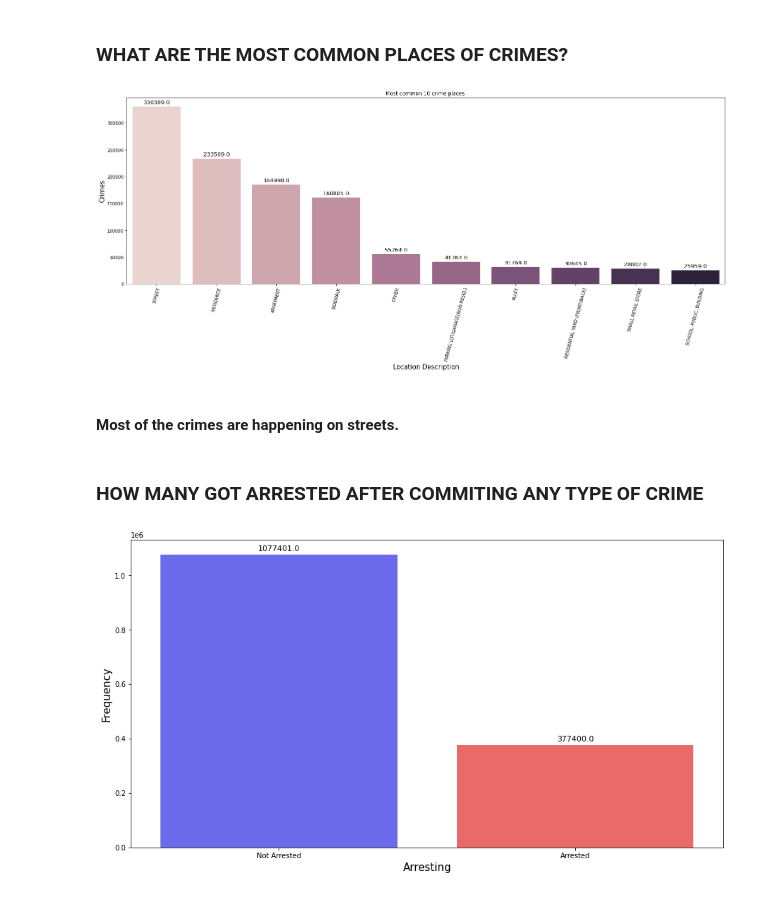
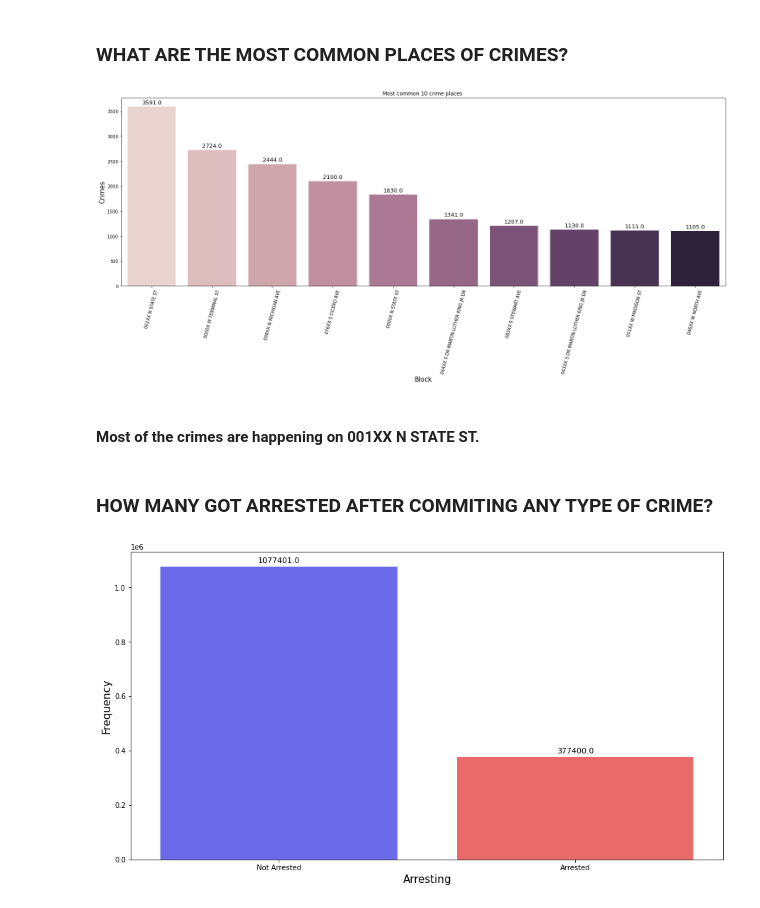
Before and after one commit to IamREX622/Analysis-on-Crimes-in-Chicago-2012-2017-, a Jupyter notebook: Crimes in chicago.ipynb, the cells around one changed output. Drawn from its saved outputs; the diff is of its cells as text; code cells hidden in the pictures.

```diff
--- a/Crimes in chicago.ipynb
+++ b/Crimes in chicago.ipynb
@@ -964,32 +958,32 @@ plt.show()
 # %% [markdown]
 ### WHAT ARE THE MOST COMMON PLACES OF CRIMES?
 # %%
-LocDescList = df2["Location Description"].unique()
-LocDescList2 = df2["Location Description"]
+LocDescList = df2["Block"].unique()
+LocDescList2 = df2["Block"]
 LocDescRatio = []
 
 counted = Counter(LocDescList2)
 mostcommon = counted.most_common(10)
 x,y = zip(*mostcommon)
 x,y = list(x),list(y)
 
 plt.figure(figsize = (25,8))
 ax = sns.barplot(x = x , y = y, palette = sns.cubehelix_palette(len(x)))
 for count in ax.patches:
     height = count.get_height()
     ax.annotate('{}'.format(height),xy = (count.get_x() + count.get_width()/2, height),
                     ha = 'center', va = 'bottom', size = 13, xytext = (0, 3), textcoords = 'offset points')
 plt.xticks(rotation= 75)
-plt.xlabel("Location Description", fontsize = (15))
+plt.xlabel("Block", fontsize = (15))
 plt.ylabel("Crimes", fontsize = (15))
 plt.title("Most common 10 crime places ")
 plt.show()
 # %% [output]
-[figure, old version]
+[figure, new version]
 # %% [markdown]
-#### Most of the crimes are happening on streets.
+#### Most of the crimes are happening on 001XX N STATE ST.
 # %% [markdown]
-### HOW MANY GOT ARRESTED AFTER COMMITING ANY TYPE OF CRIME
+### HOW MANY GOT ARRESTED AFTER COMMITING ANY TYPE OF CRIME?
 # %%
 Arrest = df2["Arrest"]
 CountedArrest = Counter(Arrest)
```
Also changed, not shown: parts of 8 cells of this notebook.
